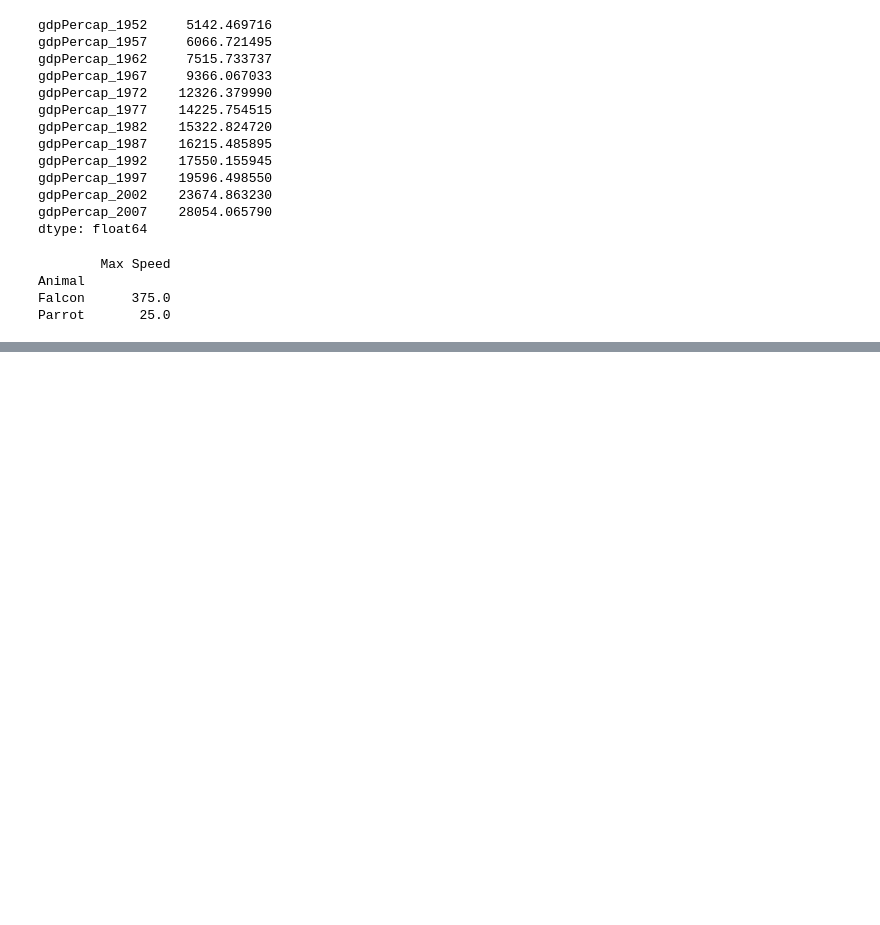
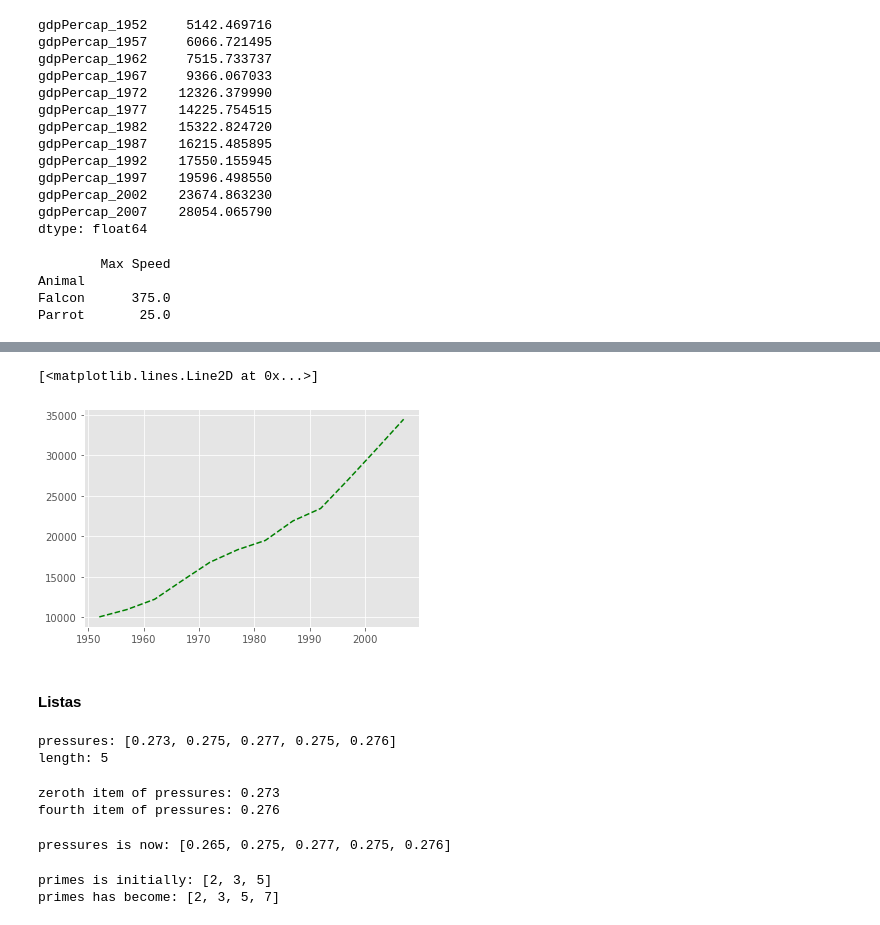
Before and after one commit to MJardon913/2021_pml_marioj, a Jupyter notebook: 2021Primercuaderno.ipynb, the cells around one changed output, grey strips where cells are left out. Cells and saved outputs as stored; diff of their text form; code cells hidden in the pictures; blank space fills up the shorter version.

Commit message:
if, for, functions, matplotlib

```diff
--- a/2021Primercuaderno.ipynb
+++ b/2021Primercuaderno.ipynb
@@ -842,0 +897,36 @@ Text(0, 0.5, 'Position (km)')
+# %%
+years = data.columns
+gdp_australia = data.loc['Australia']
+
+plt.plot(years, gdp_australia, 'g--')
+# %% [output]
+[<matplotlib.lines.Line2D at 0x...>]
+[figure, added]
+# %% [markdown]
+#### Listas
+# %%
+pressures = [0.273, 0.275, 0.277, 0.275, 0.276]
+print('pressures:', pressures)
+print('length:', len(pressures))
+# %% [output]
+pressures: [0.273, 0.275, 0.277, 0.275, 0.276]
+length: 5
+# %%
+print('zeroth item of pressures:', pressures[0])
+print('fourth item of pressures:', pressures[4])
+# %% [output]
+zeroth item of pressures: 0.273
+fourth item of pressures: 0.276
+# %%
+pressures[0] = 0.265
+print('pressures is now:', pressures)
+# %% [output]
+pressures is now: [0.265, 0.275, 0.277, 0.275, 0.276]
+# %%
+primes = [2, 3, 5]
+print('primes is initially:', primes)
+primes.append(7)
+print('primes has become:', primes)
+# %% [output]
+primes is initially: [2, 3, 5]
+primes has become: [2, 3, 5, 7]
```
Also changed, not shown: parts of 32 cells of this notebook.
